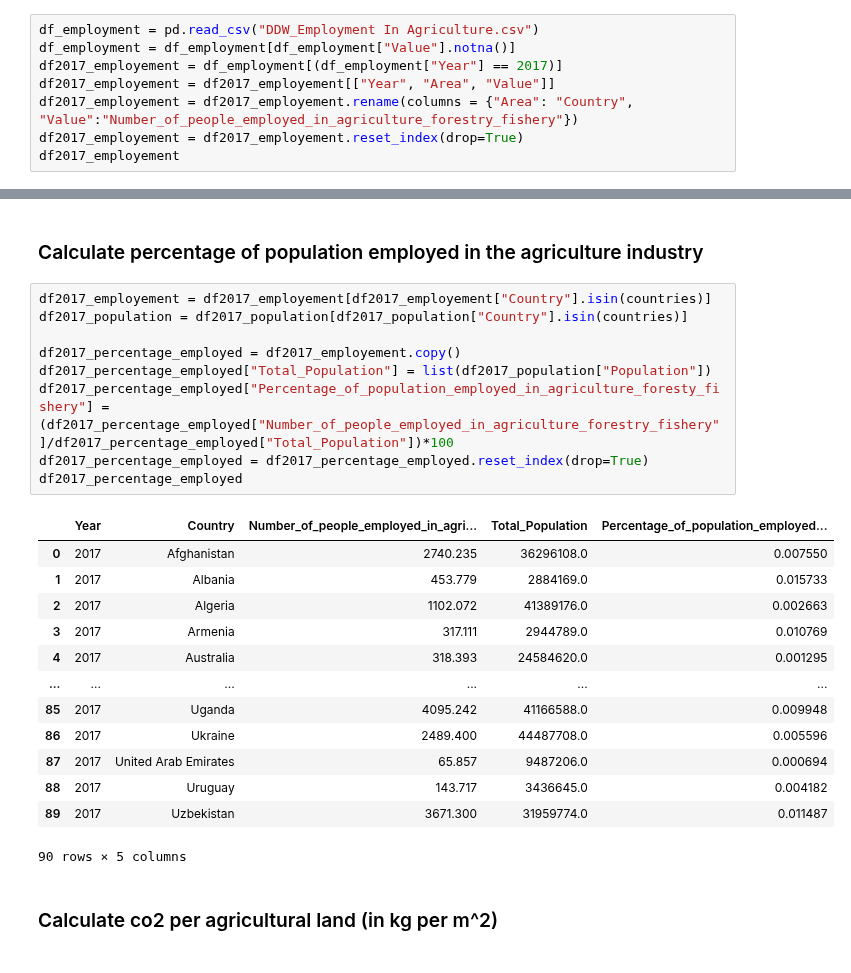
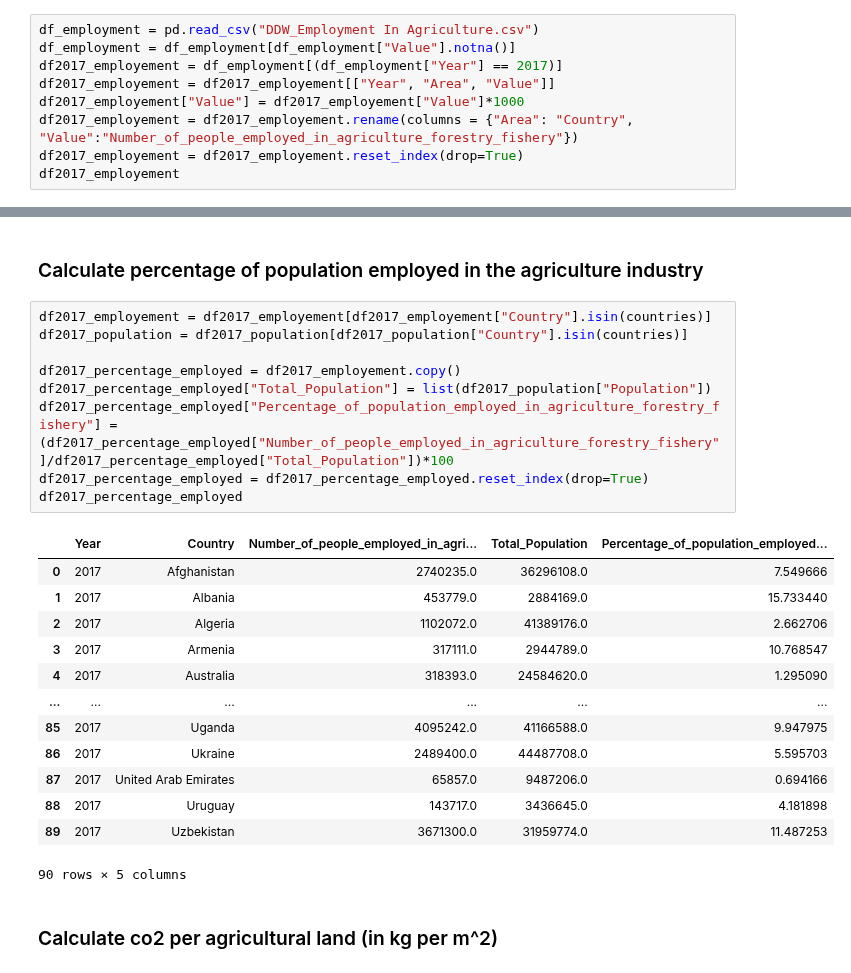
Before and after one commit to tanjoash/2D_data_driven_world, a Jupyter notebook: 2dwork/2D DDW.ipynb, the cells around one changed output, grey strips where cells are left out. Drawn from its saved outputs; the diff is of its cells as text.

```diff
--- a/2dwork/2D DDW.ipynb
+++ b/2dwork/2D DDW.ipynb
@@ -247,6 +247,7 @@ df_employment = pd.read_csv("DDW_Employment In Agriculture.csv")
 df_employment = df_employment[df_employment["Value"].notna()]
 df2017_employement = df_employment[(df_employment["Year"] == 2017)]
 df2017_employement = df2017_employement[["Year", "Area", "Value"]]
+df2017_employement["Value"] = df2017_employement["Value"]*1000
 df2017_employement = df2017_employement.rename(columns = {"Area": "Country", "Value":"Number_of_people_employed_in_agriculture_forestry_fishery"})
 df2017_employement = df2017_employement.reset_index(drop=True)
 df2017_employement
@@ -338,25 +339,25 @@ df2017_agriculture_per_pop
 # %%
 df2017_employement = df2017_employement[df2017_employement["Country"].isin(countries)]
 df2017_population = df2017_population[df2017_population["Country"].isin(countries)]
 
 df2017_percentage_employed = df2017_employement.copy()
 df2017_percentage_employed["Total_Population"] = list(df2017_population["Population"])
-df2017_percentage_employed["Percentage_of_population_employed_in_agriculture_foresty_fishery"] = (df2017_percentage_employed["Number_of_people_employed_in_agriculture_forestry_fishery"]/df2017_percentage_employed["Total_Population"])*100
+df2017_percentage_employed["Percentage_of_population_employed_in_agriculture_forestry_fishery"] = (df2017_percentage_employed["Number_of_people_employed_in_agriculture_forestry_fishery"]/df2017_percentage_employed["Total_Population"])*100
 df2017_percentage_employed = df2017_percentage_employed.reset_index(drop=True)
 df2017_percentage_employed
 # %% [output]
 |  | Year | Country | Number_of_people_employed_in_agri... | Total_Population | Percentage_of_population_employed... |
-| 0 | 2017 | Afghanistan | 2740.235 | 36296108.0 | 0.007550 |
-| 1 | 2017 | Albania | 453.779 | 2884169.0 | 0.015733 |
-| 2 | 2017 | Algeria | 1102.072 | 41389176.0 | 0.002663 |
-| 3 | 2017 | Armenia | 317.111 | 2944789.0 | 0.010769 |
-| 4 | 2017 | Australia | 318.393 | 24584620.0 | 0.001295 |
+| 0 | 2017 | Afghanistan | 2740235.0 | 36296108.0 | 7.549666 |
+| 1 | 2017 | Albania | 453779.0 | 2884169.0 | 15.733440 |
+| 2 | 2017 | Algeria | 1102072.0 | 41389176.0 | 2.662706 |
+| 3 | 2017 | Armenia | 317111.0 | 2944789.0 | 10.768547 |
+| 4 | 2017 | Australia | 318393.0 | 24584620.0 | 1.295090 |
 | ... | ... | ... | ... | ... | ... |
-| 85 | 2017 | Uganda | 4095.242 | 41166588.0 | 0.009948 |
-| 86 | 2017 | Ukraine | 2489.400 | 44487708.0 | 0.005596 |
-| 87 | 2017 | United Arab Emirates | 65.857 | 9487206.0 | 0.000694 |
-| 88 | 2017 | Uruguay | 143.717 | 3436645.0 | 0.004182 |
-| 89 | 2017 | Uzbekistan | 3671.300 | 31959774.0 | 0.011487 |
+| 85 | 2017 | Uganda | 4095242.0 | 41166588.0 | 9.947975 |
+| 86 | 2017 | Ukraine | 2489400.0 | 44487708.0 | 5.595703 |
+| 87 | 2017 | United Arab Emirates | 65857.0 | 9487206.0 | 0.694166 |
+| 88 | 2017 | Uruguay | 143717.0 | 3436645.0 | 4.181898 |
+| 89 | 2017 | Uzbekistan | 3671300.0 | 31959774.0 | 11.487253 |
 90 rows × 5 columns
 # %% [markdown]
 ### Calculate co2 per agricultural land (in kg per m^2)
```
Also changed, not shown: parts of 14 cells of this notebook, 1 other file.
